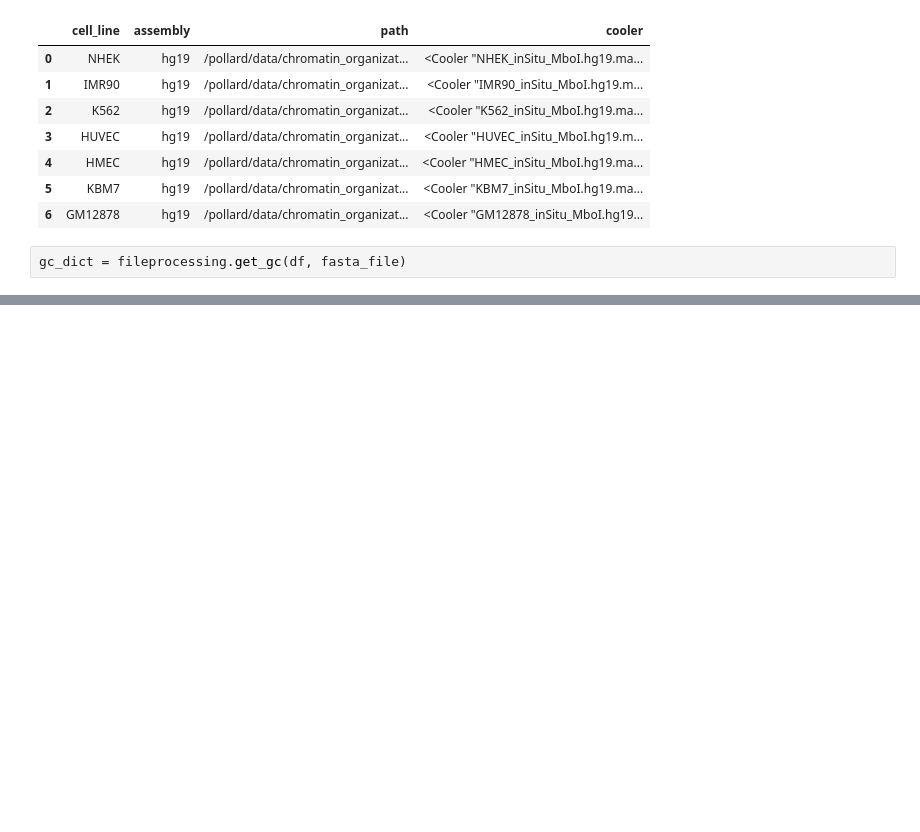
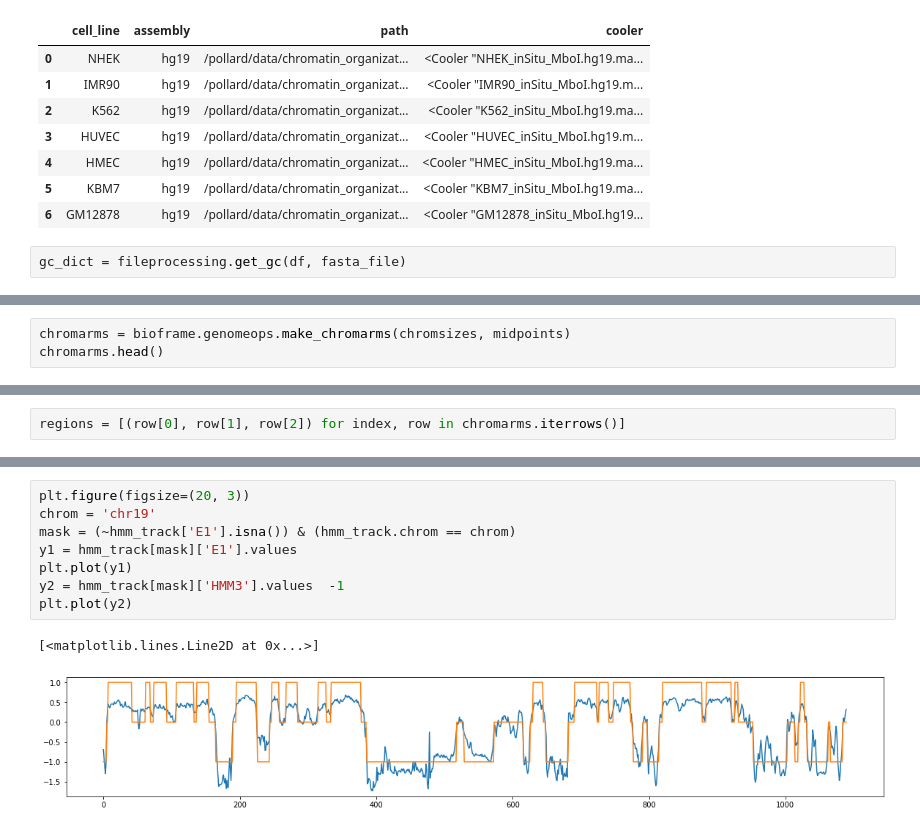
Before and after one commit to luisdiaz1997/HMM3P, a Jupyter notebook: notebooks/get_compartments.ipynb, the cells around one changed output, grey strips where cells are left out. Cells and saved outputs as stored; diff of their text form; blank space fills up the shorter version.

```diff
--- a/notebooks/get_compartments.ipynb
+++ b/notebooks/get_compartments.ipynb
@@ -25,0 +64,3 @@ gc_dict = fileprocessing.get_gc(df, fasta_file)
+# %%
+chromarms = bioframe.genomeops.make_chromarms(chromsizes, midpoints)
+chromarms.head()
@@ -25,0 +74,2 @@ gc_dict = fileprocessing.get_gc(df, fasta_file)
+# %%
+regions = [(row[0], row[1], row[2]) for index, row in chromarms.iterrows()]
@@ -25,0 +173,11 @@ gc_dict = fileprocessing.get_gc(df, fasta_file)
+# %%
+plt.figure(figsize=(20, 3))
+chrom = 'chr19'
+mask = (~hmm_track['E1'].isna()) & (hmm_track.chrom == chrom)
+y1 = hmm_track[mask]['E1'].values
+plt.plot(y1)
+y2 = hmm_track[mask]['HMM3'].values  -1
+plt.plot(y2)
+# %% [output]
+[<matplotlib.lines.Line2D at 0x...>]
+[figure, added]
```
Also changed, not shown: parts of 15 cells of this notebook.
